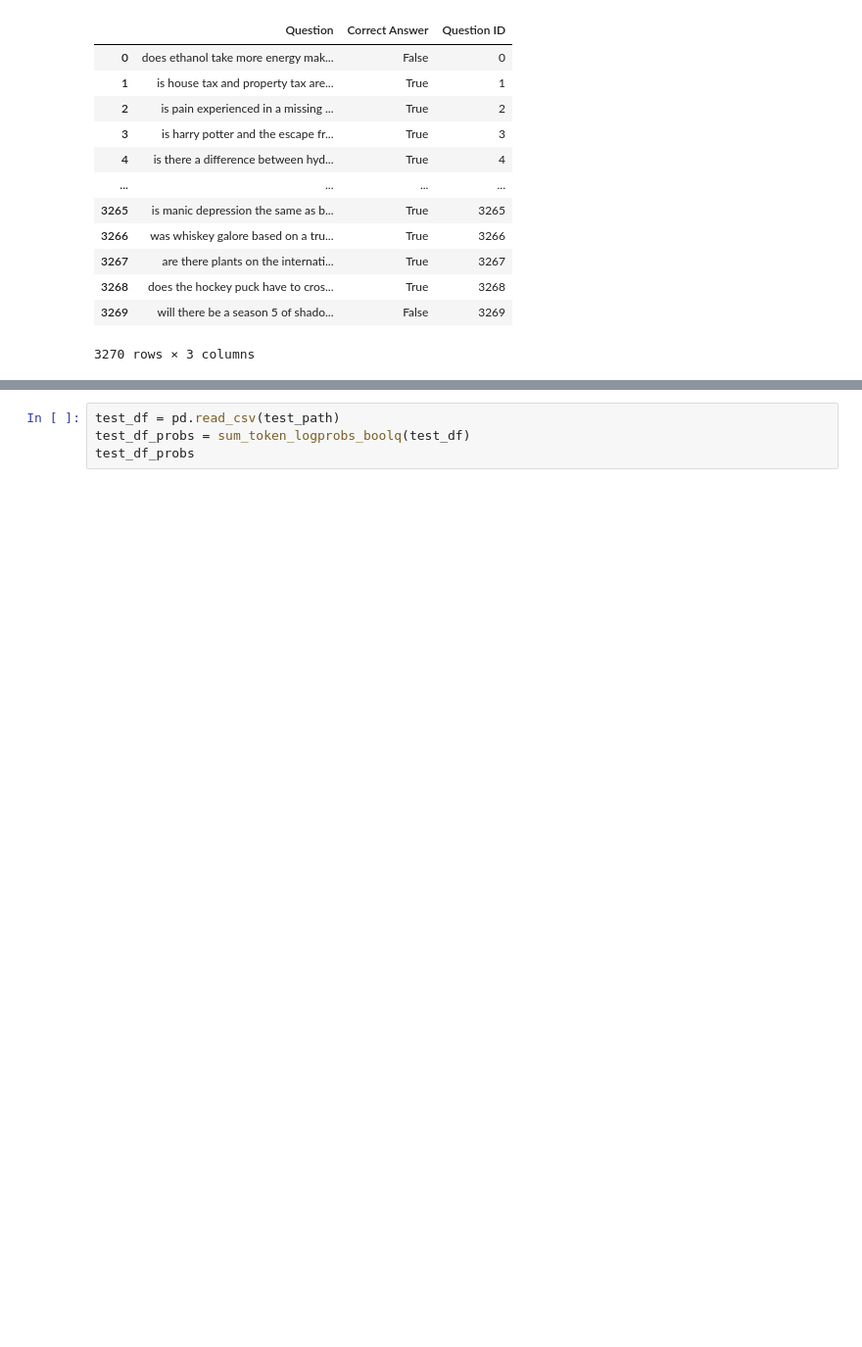
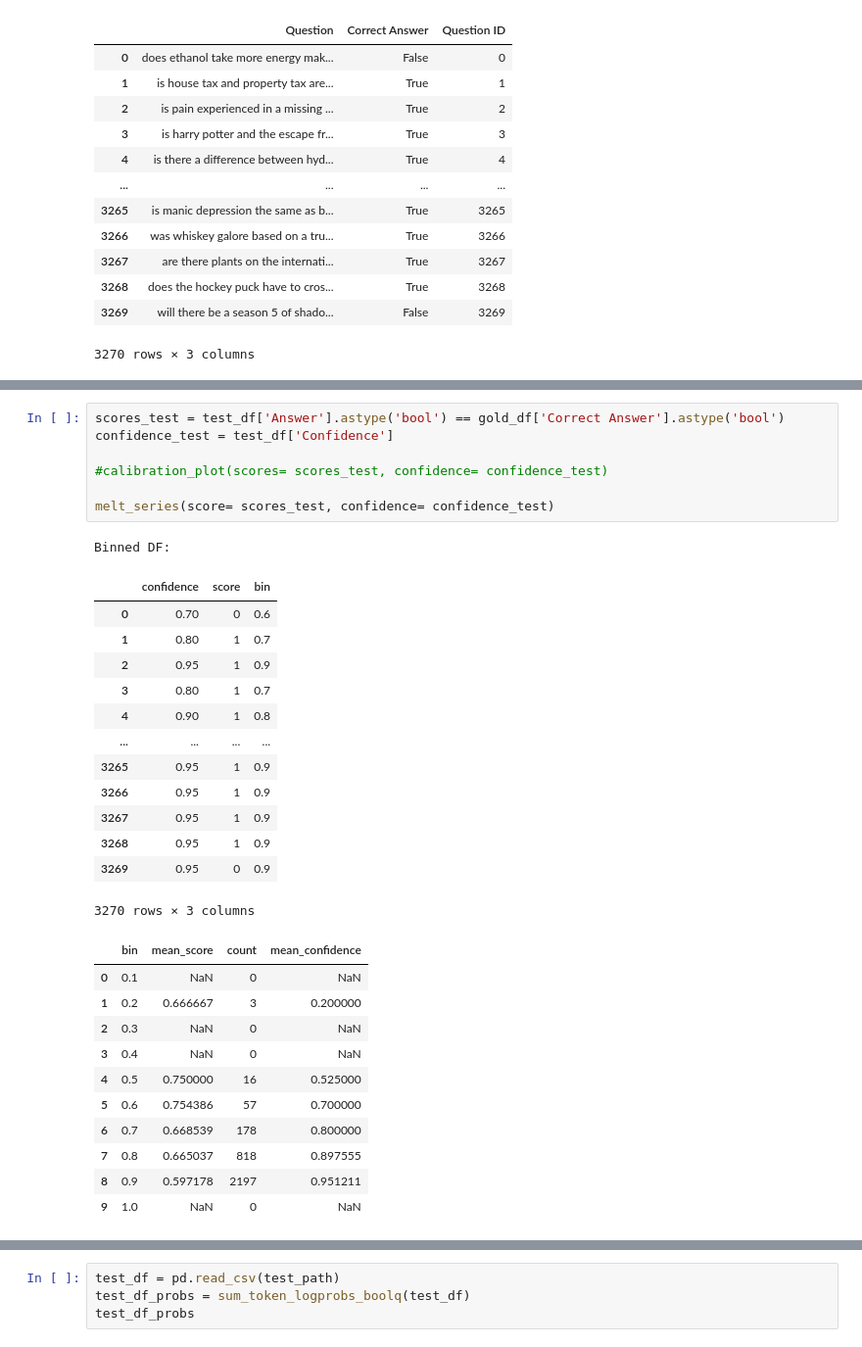
Before and after one commit to NoamMichael/Comparing-Confidence-in-LLMs, a Jupyter notebook: get_results_analysis.ipynb, the cells around one changed output, grey strips where cells are left out. Shown at 98% size. Drawn from its saved outputs; the diff is of its cells as text; blank space fills up the shorter version.

```diff
--- a/get_results_analysis.ipynb
+++ b/get_results_analysis.ipynb
@@ -1213,6 +1285,39 @@ def sum_token_logprobs_boolq(old_df: pd.DataFrame):
 
 
 #def plot_boolq_logprobs(res: pd.DataFrame, ans: pd.DataFrame):
+# %%
+scores_test = test_df['Answer'].astype('bool') == gold_df['Correct Answer'].astype('bool')
+confidence_test = test_df['Confidence']
+
+#calibration_plot(scores= scores_test, confidence= confidence_test)
+
+melt_series(score= scores_test, confidence= confidence_test)
+# %% [output]
+Binned DF:
+|  | confidence | score | bin |
+| 0 | 0.70 | 0 | 0.6 |
+| 1 | 0.80 | 1 | 0.7 |
+| 2 | 0.95 | 1 | 0.9 |
+| 3 | 0.80 | 1 | 0.7 |
+| 4 | 0.90 | 1 | 0.8 |
+| ... | ... | ... | ... |
+| 3265 | 0.95 | 1 | 0.9 |
+| 3266 | 0.95 | 1 | 0.9 |
+| 3267 | 0.95 | 1 | 0.9 |
+| 3268 | 0.95 | 1 | 0.9 |
+| 3269 | 0.95 | 0 | 0.9 |
+3270 rows × 3 columns
+|  | bin | mean_score | count | mean_confidence |
+| 0 | 0.1 | NaN | 0 | NaN |
+| 1 | 0.2 | 0.666667 | 3 | 0.200000 |
+| 2 | 0.3 | NaN | 0 | NaN |
+| 3 | 0.4 | NaN | 0 | NaN |
+| 4 | 0.5 | 0.750000 | 16 | 0.525000 |
+| 5 | 0.6 | 0.754386 | 57 | 0.700000 |
+| 6 | 0.7 | 0.668539 | 178 | 0.800000 |
+| 7 | 0.8 | 0.665037 | 818 | 0.897555 |
+| 8 | 0.9 | 0.597178 | 2197 | 0.951211 |
+| 9 | 1.0 | NaN | 0 | NaN |
 # %%
 import seaborn as sns
 from typing import Literal
```
Also changed, not shown: parts of 15 cells of this notebook.
